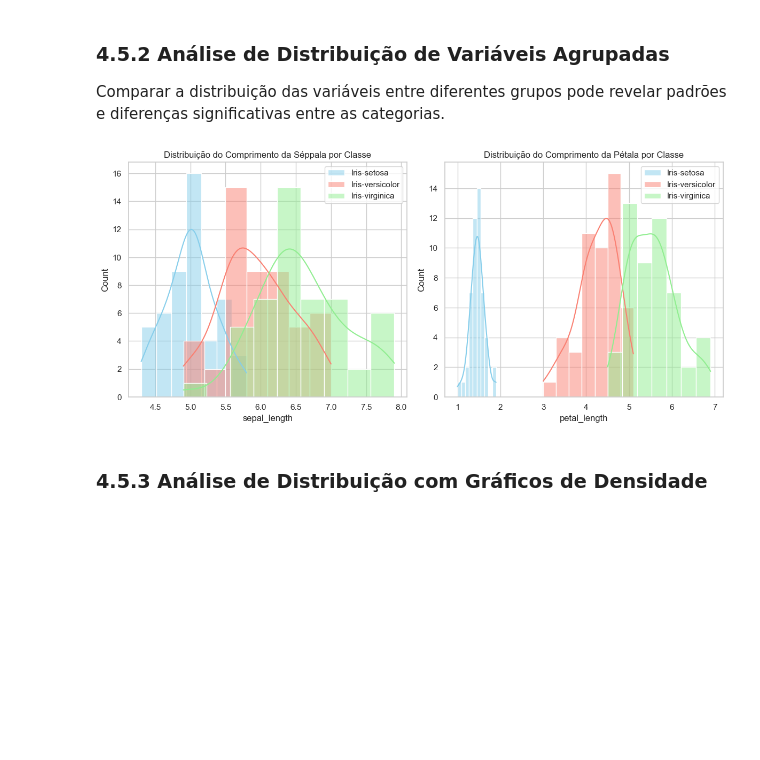
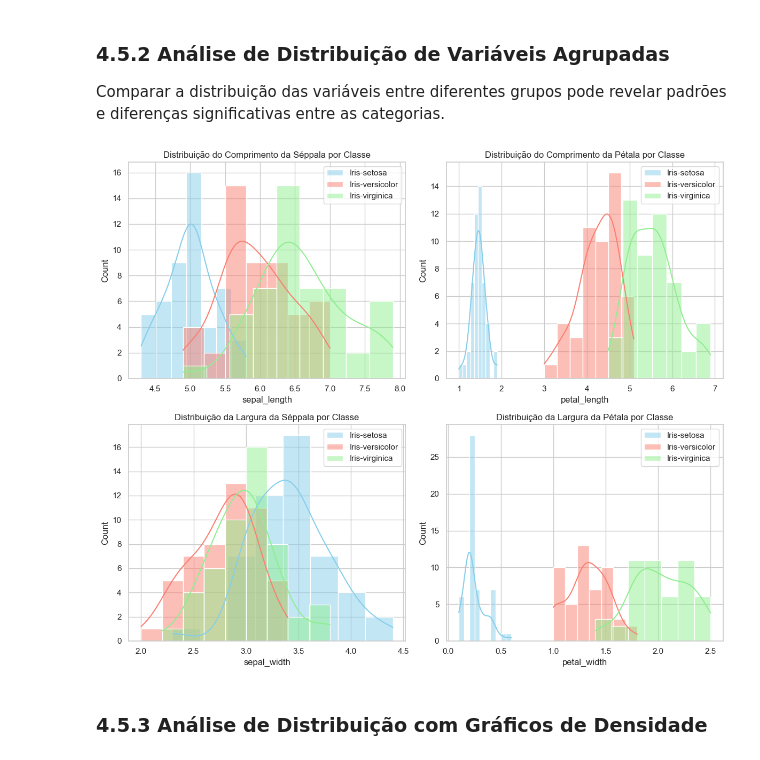
Before and after one commit to mateussfm/FIAP-Feature-Engineering, a Jupyter notebook: aula-3-selecao-e-reducao-de-dimensionalidade/EDA-analise-exploratoria-de-dados.ipynb, the cells around one changed output. Drawn from its saved outputs; the diff is of its cells as text; code cells hidden in the pictures; blank space fills up the shorter version.

```diff
--- a/aula-3-selecao-e-reducao-de-dimensionalidade/EDA-analise-exploratoria-de-dados.ipynb
+++ b/aula-3-selecao-e-reducao-de-dimensionalidade/EDA-analise-exploratoria-de-dados.ipynb
@@ -258,25 +258,39 @@ Comparar a distribuição das variáveis entre diferentes grupos pode revelar pa
 # %%
 # Distribuição das variáveis por grupos
 plt.figure(figsize=(12, 10))
 
 plt.subplot(2, 2, 1)
 sns.histplot(df[df['class'] == 'Iris-setosa']['sepal_length'], kde=True, color='skyblue', label='Iris-setosa')
 sns.histplot(df[df['class'] == 'Iris-versicolor']['sepal_length'], kde=True, color='salmon', label='Iris-versicolor')
 sns.histplot(df[df['class'] == 'Iris-virginica']['sepal_length'], kde=True, color='lightgreen', label='Iris-virginica')
 plt.title('Distribuição do Comprimento da Séppala por Classe')
 plt.legend()
 
 plt.subplot(2, 2, 2)
 sns.histplot(df[df['class'] == 'Iris-setosa']['petal_length'], kde=True, color='skyblue', label='Iris-setosa')
 sns.histplot(df[df['class'] == 'Iris-versicolor']['petal_length'], kde=True, color='salmon', label='Iris-versicolor')
 sns.histplot(df[df['class'] == 'Iris-virginica']['petal_length'], kde=True, color='lightgreen', label='Iris-virginica')
 plt.title('Distribuição do Comprimento da Pétala por Classe')
 plt.legend()
 
+plt.subplot(2, 2, 3)
+sns.histplot(df[df['class'] == 'Iris-setosa']['sepal_width'], kde=True, color='skyblue', label='Iris-setosa')
+sns.histplot(df[df['class'] == 'Iris-versicolor']['sepal_width'], kde=True, color='salmon', label='Iris-versicolor')
+sns.histplot(df[df['class'] == 'Iris-virginica']['sepal_width'], kde=True, color='lightgreen', label='Iris-virginica')
+plt.title('Distribuição da Largura da Séppala por Classe')
+plt.legend()
+
+plt.subplot(2, 2, 4)
+sns.histplot(df[df['class'] == 'Iris-setosa']['petal_width'], kde=True, color='skyblue', label='Iris-setosa')
+sns.histplot(df[df['class'] == 'Iris-versicolor']['petal_width'], kde=True, color='salmon', label='Iris-versicolor')
+sns.histplot(df[df['class'] == 'Iris-virginica']['petal_width'], kde=True, color='lightgreen', label='Iris-virginica')
+plt.title('Distribuição da Largura da Pétala por Classe')
+plt.legend()
+
 plt.tight_layout()
 plt.show()
 # %% [output]
-[figure, old version]
+[figure, new version]
 # %% [markdown]
 ### 4.5.3 Análise de Distribuição com Gráficos de Densidade
 # %%
```
Also changed, not shown: parts of 1 cell of this notebook, 5 other files.
